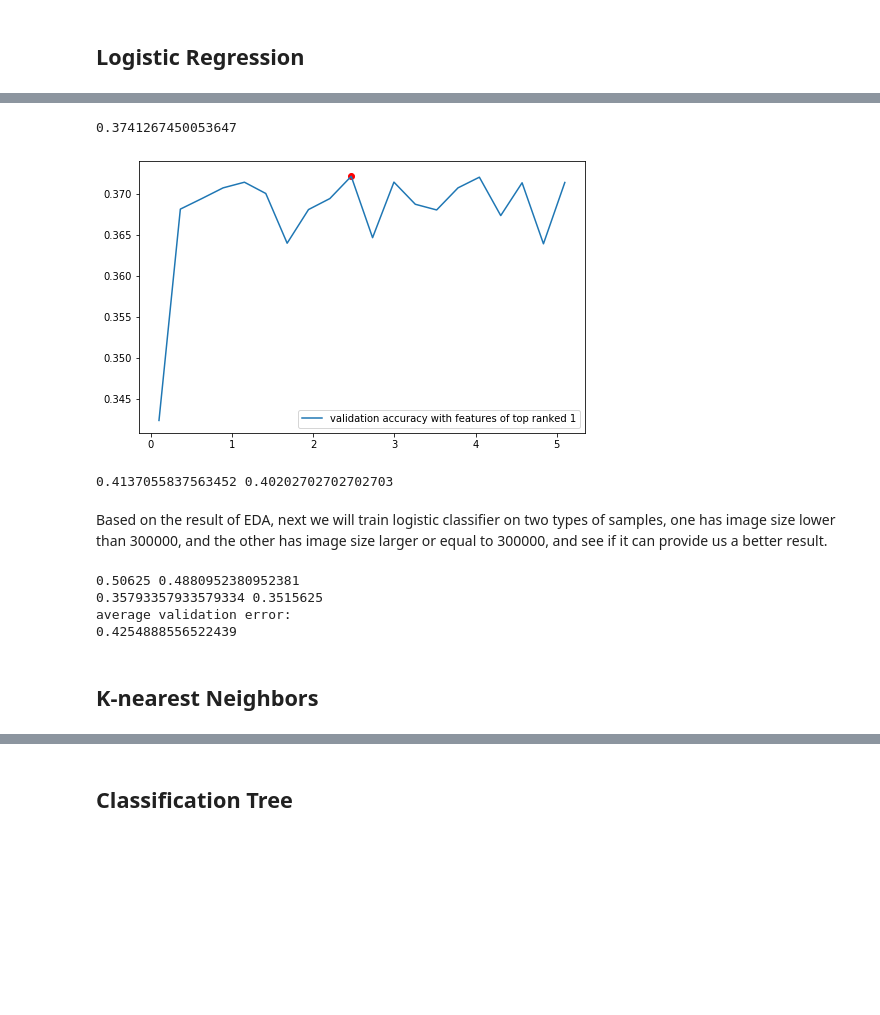
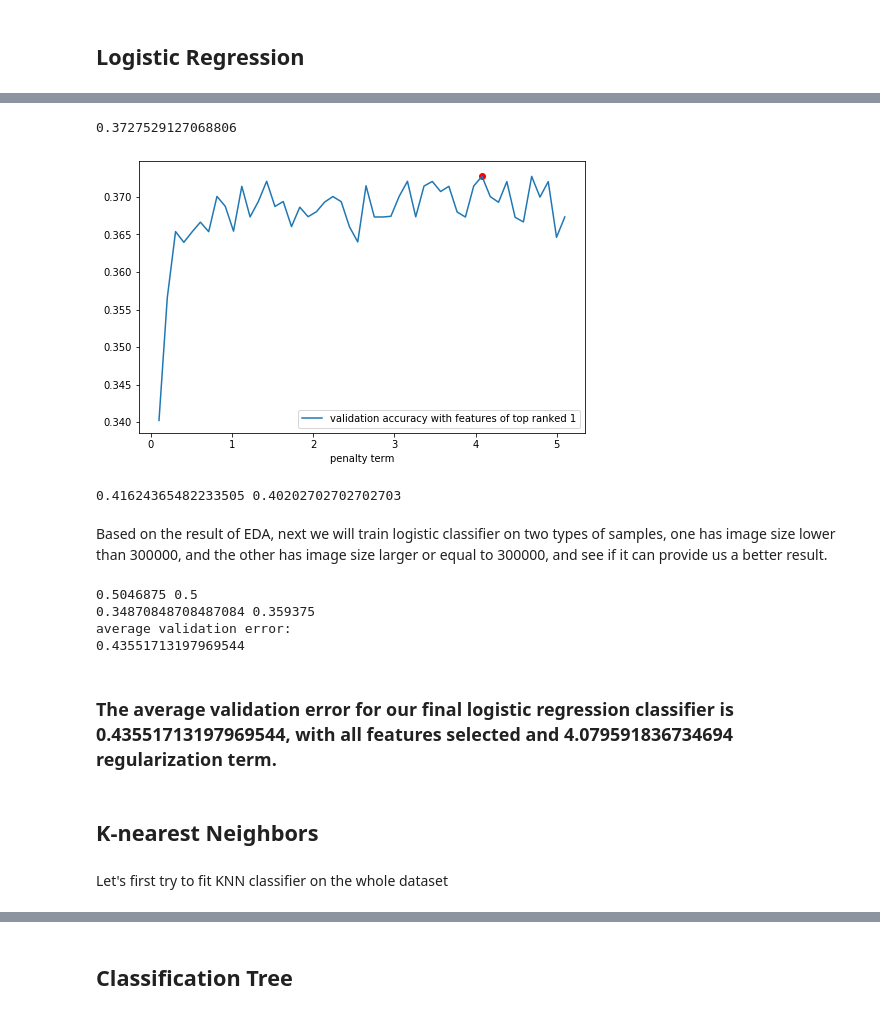
Before and after one commit to WesleyDeng1016/imageclassification, a Jupyter notebook: final_project/GradProject_NB3.ipynb, the cells around one changed output, grey strips where cells are left out. Cells and saved outputs as stored; diff of their text form; code cells hidden in the pictures; blank space fills up the shorter version.

```diff
--- a/final_project/GradProject_NB3.ipynb
+++ b/final_project/GradProject_NB3.ipynb
@@ -46,7 +46,7 @@ log_model = LogisticRegression(multi_class='ovr', penalty='l1', C=1)
 selector = RFECV(log_model, step=1, cv=5).fit(X, y)
 rank=selector.ranking_
 # %%
-pens=np.linspace(0.1,5.1,20)
+pens=np.linspace(0.1,5.1,50)
 fets=range(1, max(rank)+1)
 val_acc=[[0 for i in range(0, len(pens))] for j in range(0, len(fets))]
 
@@ -61,19 +61,20 @@ val_mat=np.matrix(val_acc)
 a,b=np.unravel_index(val_mat.argmax(), val_mat.shape)
 val_mat[a,b]
 # %% [output]
-0.3741267450053647
+0.3727529127068806
 # %%
 n_opt=fets[a]
 log_pen=pens[b]
 # %%
 plt.figure(figsize=(8,5))
 for i in range(0,len(fets)):
     n=fets[i]
     plt.plot(pens, val_acc[i], label='validation accuracy with features of top ranked '+str(n))
 plt.scatter(pens[b], val_mat[a,b], color='r')
+plt.xlabel('penalty term')
 plt.legend();
 # %% [output]
-[figure, old version]
+[figure, new version]
 # %%
 columns=X.columns[rank<=n_opt]
 X_train_log=X_train[columns]
@@ -85,6 +86,6 @@ training_accuracy = accuracy(log_model.predict(X_train_log), Y_train)
 val_accuracy = accuracy(log_model.predict(X_val_log), Y_val)
 print(training_accuracy, val_accuracy)
 # %% [output]
-0.4137055837563452 0.40202702702702703
+0.41624365482233505 0.40202702702702703
 # %% [markdown]
 Based on the result of EDA, next we will train logistic classifier on two types of samples, one has image size lower than 300000, and the other has image size larger or equal to 300000, and see if it can provide us a better result.
@@ -92,17 +103,6 @@ Based on the result of EDA, next we will train logistic classifier on two types
 log_model_small = LogisticRegression(multi_class='ovr', penalty='l1', C=log_pen)
 log_model_large = LogisticRegression(multi_class='ovr', penalty='l1', C=log_pen)
 errors = []
-
-X_train_small=X_train_log[X_train_log['size']<300000]
-Y_train_small=Y_train[X_train_log['size']<300000]
-X_val_small=X_val_log[X_val_log['size']<300000]
-Y_val_small=Y_val[X_val_log['size']<300000]
-
-X_train_large=X_train_log[X_train_log['size']>=300000]
-Y_train_large=Y_train[X_train_log['size']>=300000]
-X_val_large=X_val_log[X_val_log['size']>=300000]
-Y_val_large=Y_val[X_val_log['size']>=300000]
-
 
 training_accuracy_small = accuracy(log_model_small.fit(X_train_small, Y_train_small).predict(X_train_small), Y_train_small)
 val_accuracy_small = accuracy(log_model_small.predict(X_val_small), Y_val_small)
@@ -115,11 +115,15 @@ print(training_accuracy_large, val_accuracy_large)
 print("average validation error:")
 print((val_accuracy_small*len(X_train_small)+val_accuracy_large*len(X_train_large))/len(X_train_log))
 # %% [output]
-0.50625 0.4880952380952381
-0.35793357933579334 0.3515625
+0.5046875 0.5
+0.34870848708487084 0.359375
 average validation error:
-0.4254888556522439
+0.43551713197969544
+# %% [markdown]
+### The average validation error for our final logistic regression classifier is 0.43551713197969544, with all features selected and 4.079591836734694 regularization term.
 # %% [markdown]
 ## K-nearest Neighbors
 # %%
 from sklearn.neighbors import KNeighborsClassifier
+# %% [markdown]
+Let's first try to fit KNN classifier on the whole dataset
```
Also changed, not shown: parts of 46 cells of this notebook.
